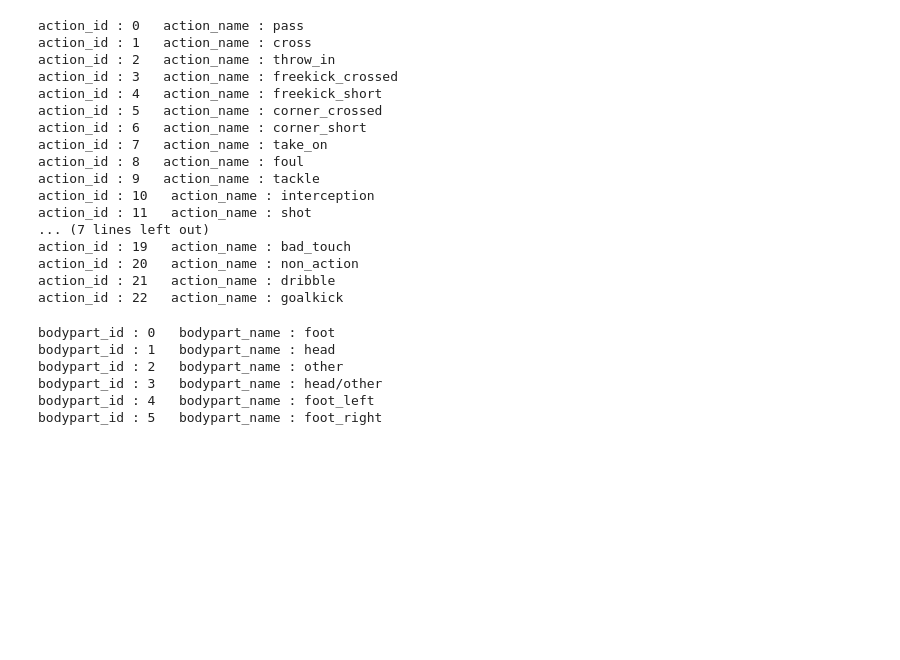
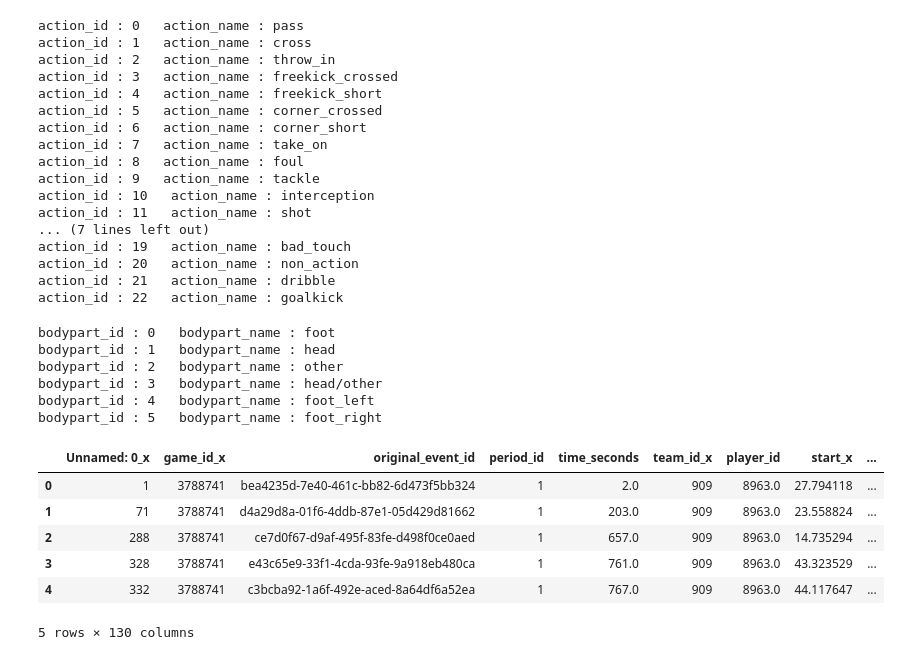
Before and after one commit to Steve23522016/vaep-base-code, a Jupyter notebook: notebooks/expected_dribbling_model.ipynb, the cells around one changed output. Cells and saved outputs as stored; diff of their text form; code cells hidden in the pictures; blank space fills up the shorter version.

```diff
--- a/notebooks/expected_dribbling_model.ipynb
+++ b/notebooks/expected_dribbling_model.ipynb
@@ -311,19 +414,27 @@ big_dataframe_players_with_sofifa.to_csv(DIRECTORY_FINAL_PLAYERS_CSV_DATAS)
 # %%
-# # Load csv datas already retrieved then concat them into one big dataframe
-# DIRECTORY_XDRIBBLE_CSV_DATAS = "data/training_data_xdribble"
+# Load csv datas already retrieved then concat them into one big dataframe
+DIRECTORY_XDRIBBLE_CSV_DATAS = "data/training_data_xdribble"
 
-# def load_and_concat_xdribble_df_from_csv():
-#     list_pass_event_df = []
-#     for filename in os.listdir(DIRECTORY_XDRIBBLE_CSV_DATAS):
-#         f = os.path.join(DIRECTORY_XDRIBBLE_CSV_DATAS, filename)
-#         if os.path.isfile(f):
-#             pass_event_df = pd.read_csv(f)
-#             list_pass_event_df.append(pass_event_df)
-#     return pd.concat(list_pass_event_df)
+def load_and_concat_xdribble_df_from_csv():
+    list_pass_event_df = []
+    for filename in os.listdir(DIRECTORY_XDRIBBLE_CSV_DATAS):
+        f = os.path.join(DIRECTORY_XDRIBBLE_CSV_DATAS, filename)
+        if os.path.isfile(f):
+            pass_event_df = pd.read_csv(f)
+            list_pass_event_df.append(pass_event_df)
+    return pd.concat(list_pass_event_df)
 # %%
-# # JOIN ALREADY CONSTRUCTED PLAYER SKILLS DATASET WITH ORIGIN EVENT DATASET WYSCOUT
-# player_skills_dataset = pd.read_csv(DIRECTORY_FINAL_PLAYERS_CSV_DATAS)
-# big_dataframe_xdribble_model = load_and_concat_xdribble_df_from_csv()
-# big_dataframe_xdribble_model = big_dataframe_xdribble_model.merge(player_skills_dataset, how='inner',on='player_id')
-# big_dataframe_xdribble_model.head()
+# JOIN ALREADY CONSTRUCTED PLAYER SKILLS DATASET WITH ORIGIN EVENT DATASET WYSCOUT
+player_skills_dataset = pd.read_csv(DIRECTORY_FINAL_PLAYERS_CSV_DATAS)
+big_dataframe_xdribble_model = load_and_concat_xdribble_df_from_csv()
+big_dataframe_xdribble_model = big_dataframe_xdribble_model.merge(player_skills_dataset, how='inner',on='player_id')
+big_dataframe_xdribble_model.head()
+# %% [output]
+|  | Unnamed: 0_x | game_id_x | original_event_id | period_id | time_seconds | team_id_x | player_id | start_x | ... |
+| 0 | 1 | 3788741 | bea4235d-7e40-461c-bb82-6d473f5bb324 | 1 | 2.0 | 909 | 8963.0 | 27.794118 | ... |
+| 1 | 71 | 3788741 | d4a29d8a-01f6-4ddb-87e1-05d429d81662 | 1 | 203.0 | 909 | 8963.0 | 23.558824 | ... |
+| 2 | 288 | 3788741 | ce7d0f67-d9af-495f-83fe-d498f0ce0aed | 1 | 657.0 | 909 | 8963.0 | 14.735294 | ... |
+| 3 | 328 | 3788741 | e43c65e9-33f1-4cda-93fe-9a918eb480ca | 1 | 761.0 | 909 | 8963.0 | 43.323529 | ... |
+| 4 | 332 | 3788741 | c3bcba92-1a6f-492e-aced-8a64df6a52ea | 1 | 767.0 | 909 | 8963.0 | 44.117647 | ... |
+5 rows × 130 columns
 # %%
```
Also changed, not shown: parts of 12 cells of this notebook, 3 other files.
